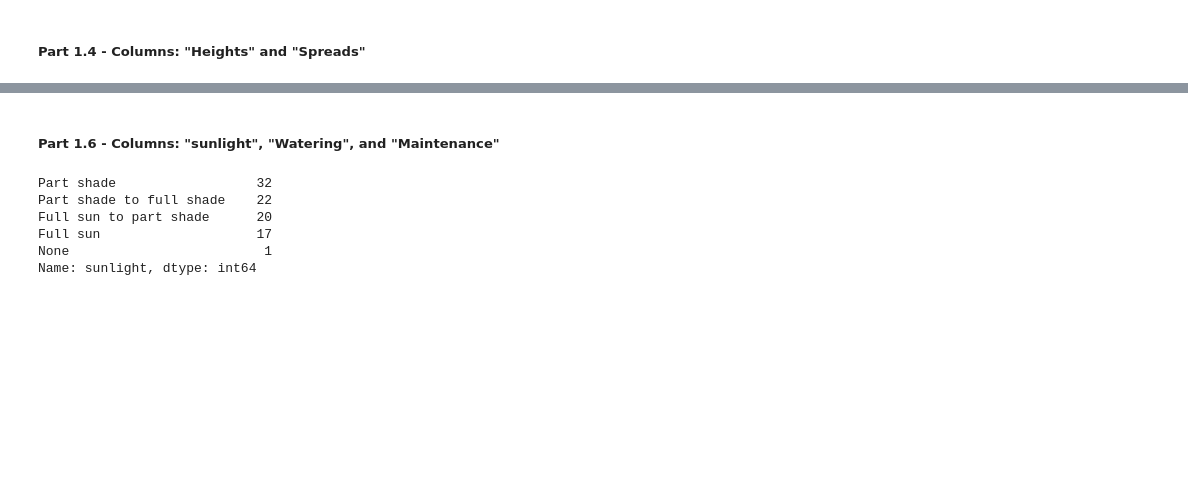
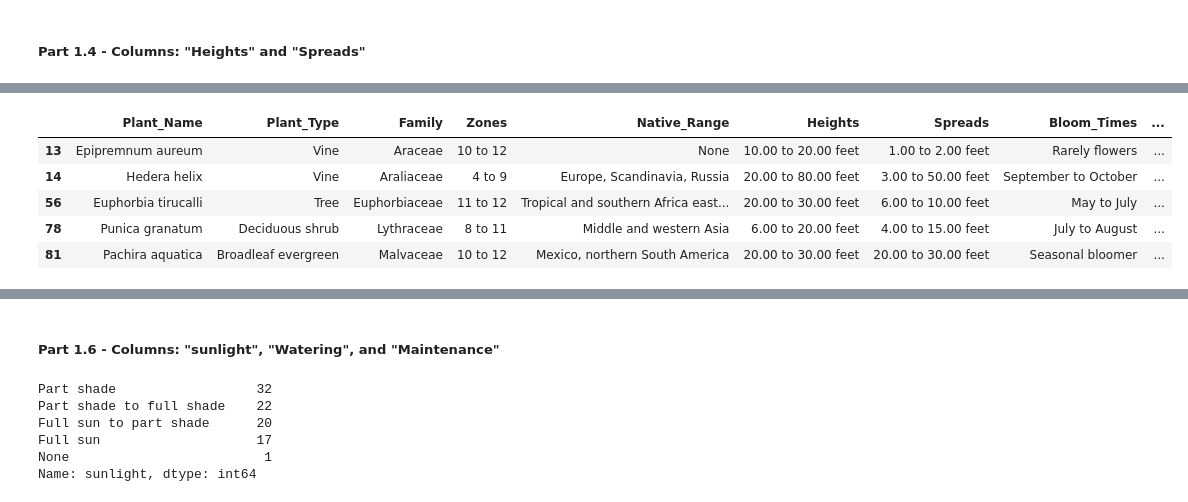
Before and after one commit to RMCrean/House_Plant_Recommender, a Jupyter notebook: House_Plant_Analysis.ipynb, the cells around one changed output, grey strips where cells are left out. Cells and saved outputs as stored; diff of their text form; code cells hidden in the pictures; blank space fills up the shorter version.

Commit message:
Update House_Plant_Analysis.ipynb
Added a lot more EDA

```diff
--- a/House_Plant_Analysis.ipynb
+++ b/House_Plant_Analysis.ipynb
@@ -169,0 +272,11 @@ Sceptical of the usefulness of this. Would need to generalise the results here a
+# %%
+# Identify the plants in the above plot with large heights relative to spreads.
+match_me = list(filter(lambda x: "20.00" in x, plant_df["Heights"]))
+plant_df.loc[plant_df["Heights"].isin(match_me)]
+# %% [output]
+|  | Plant_Name | Plant_Type | Family | Zones | Native_Range | Heights | Spreads | Bloom_Times | ... |
+| 13 | Epipremnum aureum | Vine | Araceae | 10 to 12 | None | 10.00 to 20.00 feet | 1.00 to 2.00 feet | Rarely flowers | ... |
+| 14 | Hedera helix | Vine | Araliaceae | 4 to 9 | Europe, Scandinavia, Russia | 20.00 to 80.00 feet | 3.00 to 50.00 feet | September to October | ... |
+| 56 | Euphorbia tirucalli | Tree | Euphorbiaceae | 11 to 12 | Tropical and southern Africa east... | 20.00 to 30.00 feet | 6.00 to 10.00 feet | May to July | ... |
+| 78 | Punica granatum | Deciduous shrub | Lythraceae | 8 to 11 | Middle and western Asia | 6.00 to 20.00 feet | 4.00 to 15.00 feet | July to August | ... |
+| 81 | Pachira aquatica | Broadleaf evergreen | Malvaceae | 10 to 12 | Mexico, northern South America | 20.00 to 30.00 feet | 20.00 to 30.00 feet | Seasonal bloomer | ... |
```
Also changed, not shown: parts of 41 cells of this notebook.
